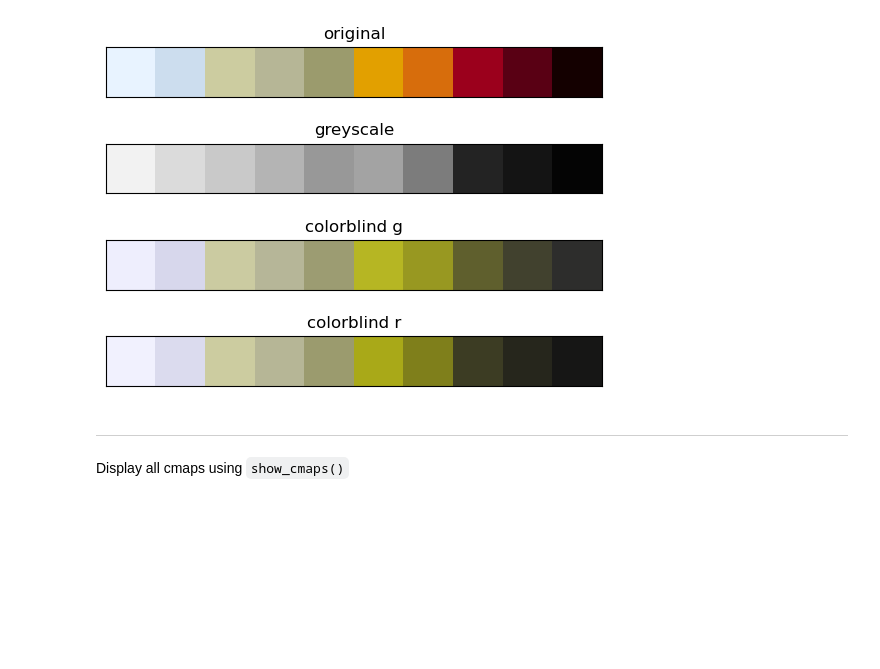
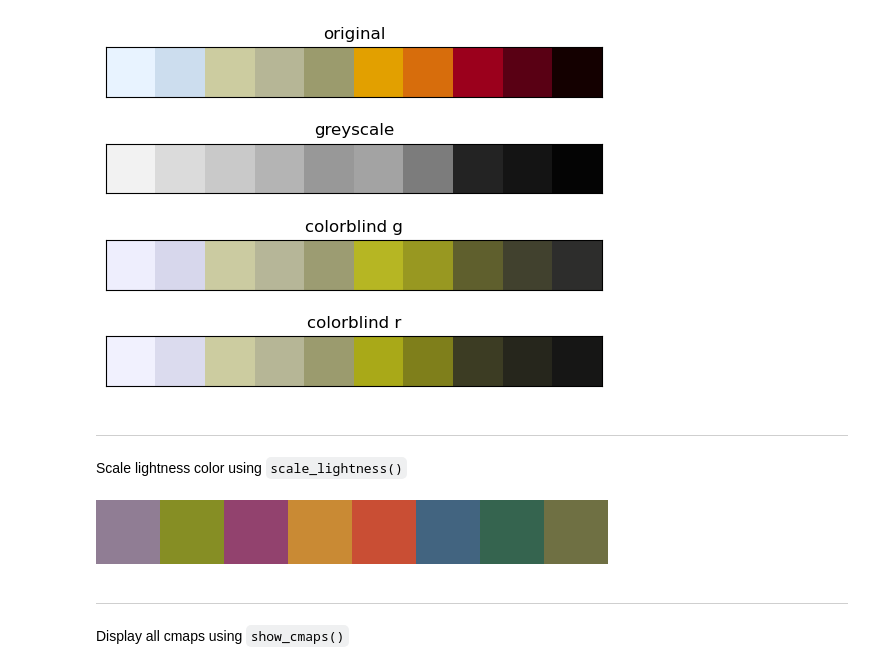
Before and after one commit to bgeyman/Additional_Colormaps, a Jupyter notebook: Example.ipynb, the cells around one changed output. Drawn from its saved outputs; the diff is of its cells as text; code cells hidden in the pictures; blank space fills up the shorter version.

Commit message:
add landsat and ksa cmaps, add function to lighten a color

```diff
--- a/Example.ipynb
+++ b/Example.ipynb
@@ -55,6 +55,15 @@ Test print and colorblindness accessibility using `display_accessibility_compari
 display_accessibility_comparison(new_cmaps['rafaj_AQ'])
 # %% [output]
 [figure]
+# %% [markdown]
+_____________
+Scale lightness color using `scale_lightness()`
+# %%
+landsat_light = [scale_lightness(color, 1.2) for color in new_cmaps['landsat_50'].colors]
+landsat_light = ListedColormap(landsat_light, name='landsat_light')
+landsat_light
+# %% [output]
+[figure, added]
 # %% [markdown]
 _____________
 Display all cmaps using `show_cmaps()`
```
Also changed, not shown: parts of 1 cell of this notebook, 5 other files.
